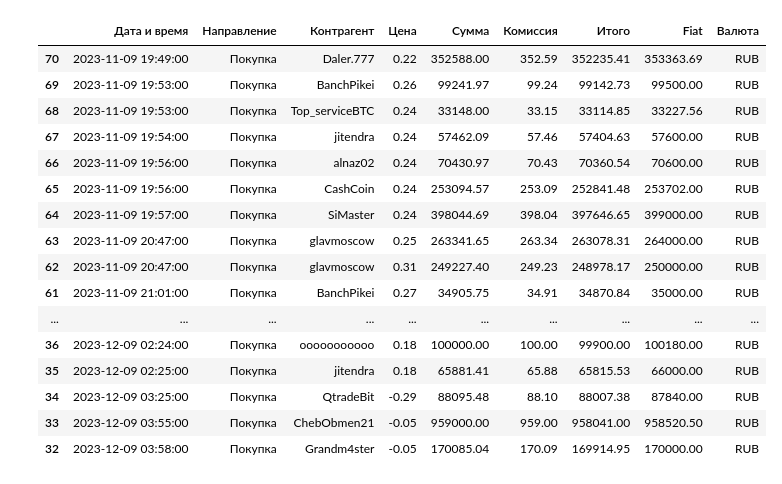
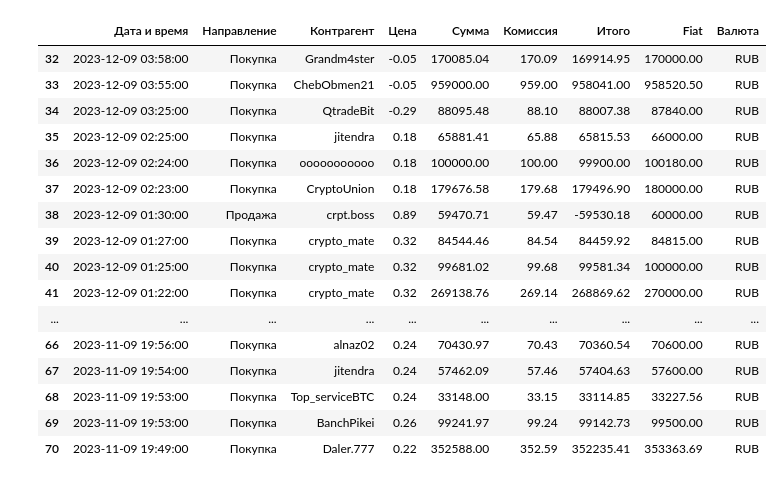
Before and after one commit to 0xN1ck/Accounting, a Jupyter notebook: jupyter-notebooks/garantex.ipynb, the cells around one changed output. Cells and saved outputs as stored; diff of their text form; code cells hidden in the pictures.

```diff
--- a/jupyter-notebooks/garantex.ipynb
+++ b/jupyter-notebooks/garantex.ipynb
@@ -43,23 +25,23 @@ Name: Дата и время, Length: 109, dtype: datetime64[ns]
 # %%
 filtered_data_gara_history_p2p = gara_history_p2p[(gara_history_p2p['Дата и время'] >= '2023-11-09 19:00:00') & (gara_history_p2p['Дата и время'] <= '2023-12-09 07:00:00')]
-# %%
-display(filtered_data_gara_history_p2p.sort_values('Дата и время'))
-# %% [output]
-|  | Дата и время | Направление | Контрагент | Цена | Сумма | Комиссия | Итого | Fiat | Валюта |
-| 70 | 2023-11-09 19:49:00 | Покупка | Daler.777 | 0.22 | 352588.00 | 352.59 | 352235.41 | 353363.69 | RUB |
-| 69 | 2023-11-09 19:53:00 | Покупка | BanchPikei | 0.26 | 99241.97 | 99.24 | 99142.73 | 99500.00 | RUB |
-| 68 | 2023-11-09 19:53:00 | Покупка | Top_serviceBTC | 0.24 | 33148.00 | 33.15 | 33114.85 | 33227.56 | RUB |
-| 67 | 2023-11-09 19:54:00 | Покупка | jitendra | 0.24 | 57462.09 | 57.46 | 57404.63 | 57600.00 | RUB |
-| 66 | 2023-11-09 19:56:00 | Покупка | alnaz02 | 0.24 | 70430.97 | 70.43 | 70360.54 | 70600.00 | RUB |
-| 65 | 2023-11-09 19:56:00 | Покупка | CashCoin | 0.24 | 253094.57 | 253.09 | 252841.48 | 253702.00 | RUB |
-| 64 | 2023-11-09 19:57:00 | Покупка | SiMaster | 0.24 | 398044.69 | 398.04 | 397646.65 | 399000.00 | RUB |
-| 63 | 2023-11-09 20:47:00 | Покупка | glavmoscow | 0.25 | 263341.65 | 263.34 | 263078.31 | 264000.00 | RUB |
-| 62 | 2023-11-09 20:47:00 | Покупка | glavmoscow | 0.31 | 249227.40 | 249.23 | 248978.17 | 250000.00 | RUB |
-| 61 | 2023-11-09 21:01:00 | Покупка | BanchPikei | 0.27 | 34905.75 | 34.91 | 34870.84 | 35000.00 | RUB |
-| ... | ... | ... | ... | ... | ... | ... | ... | ... | ... |
-| 36 | 2023-12-09 02:24:00 | Покупка | ooooooooooo | 0.18 | 100000.00 | 100.00 | 99900.00 | 100180.00 | RUB |
-| 35 | 2023-12-09 02:25:00 | Покупка | jitendra | 0.18 | 65881.41 | 65.88 | 65815.53 | 66000.00 | RUB |
-| 34 | 2023-12-09 03:25:00 | Покупка | QtradeBit | -0.29 | 88095.48 | 88.10 | 88007.38 | 87840.00 | RUB |
-| 33 | 2023-12-09 03:55:00 | Покупка | ChebObmen21 | -0.05 | 959000.00 | 959.00 | 958041.00 | 958520.50 | RUB |
-| 32 | 2023-12-09 03:58:00 | Покупка | Grandm4ster | -0.05 | 170085.04 | 170.09 | 169914.95 | 170000.00 | RUB |
+# %%
+filtered_data_gara_history_p2p
+# %% [output]
+|  | Дата и время | Направление | Контрагент | Цена | Сумма | Комиссия | Итого | Fiat | Валюта |
+| 32 | 2023-12-09 03:58:00 | Покупка | Grandm4ster | -0.05 | 170085.04 | 170.09 | 169914.95 | 170000.00 | RUB |
+| 33 | 2023-12-09 03:55:00 | Покупка | ChebObmen21 | -0.05 | 959000.00 | 959.00 | 958041.00 | 958520.50 | RUB |
+| 34 | 2023-12-09 03:25:00 | Покупка | QtradeBit | -0.29 | 88095.48 | 88.10 | 88007.38 | 87840.00 | RUB |
+| 35 | 2023-12-09 02:25:00 | Покупка | jitendra | 0.18 | 65881.41 | 65.88 | 65815.53 | 66000.00 | RUB |
+| 36 | 2023-12-09 02:24:00 | Покупка | ooooooooooo | 0.18 | 100000.00 | 100.00 | 99900.00 | 100180.00 | RUB |
+| 37 | 2023-12-09 02:23:00 | Покупка | CryptoUnion | 0.18 | 179676.58 | 179.68 | 179496.90 | 180000.00 | RUB |
+| 38 | 2023-12-09 01:30:00 | Продажа | crpt.boss | 0.89 | 59470.71 | 59.47 | -59530.18 | 60000.00 | RUB |
+| 39 | 2023-12-09 01:27:00 | Покупка | crypto_mate | 0.32 | 84544.46 | 84.54 | 84459.92 | 84815.00 | RUB |
+| 40 | 2023-12-09 01:25:00 | Покупка | crypto_mate | 0.32 | 99681.02 | 99.68 | 99581.34 | 100000.00 | RUB |
+| 41 | 2023-12-09 01:22:00 | Покупка | crypto_mate | 0.32 | 269138.76 | 269.14 | 268869.62 | 270000.00 | RUB |
+| ... | ... | ... | ... | ... | ... | ... | ... | ... | ... |
+| 66 | 2023-11-09 19:56:00 | Покупка | alnaz02 | 0.24 | 70430.97 | 70.43 | 70360.54 | 70600.00 | RUB |
+| 67 | 2023-11-09 19:54:00 | Покупка | jitendra | 0.24 | 57462.09 | 57.46 | 57404.63 | 57600.00 | RUB |
+| 68 | 2023-11-09 19:53:00 | Покупка | Top_serviceBTC | 0.24 | 33148.00 | 33.15 | 33114.85 | 33227.56 | RUB |
+| 69 | 2023-11-09 19:53:00 | Покупка | BanchPikei | 0.26 | 99241.97 | 99.24 | 99142.73 | 99500.00 | RUB |
+| 70 | 2023-11-09 19:49:00 | Покупка | Daler.777 | 0.22 | 352588.00 | 352.59 | 352235.41 | 353363.69 | RUB |
 # %%
```
Also changed, not shown: parts of 18 cells of this notebook, 3 other files.
